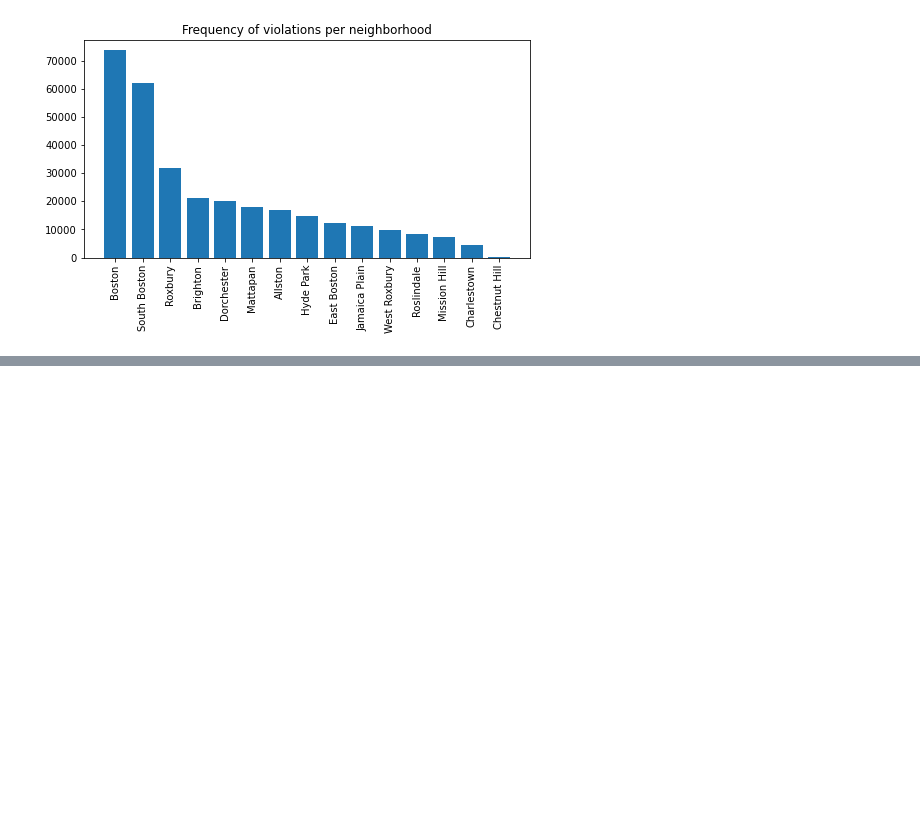
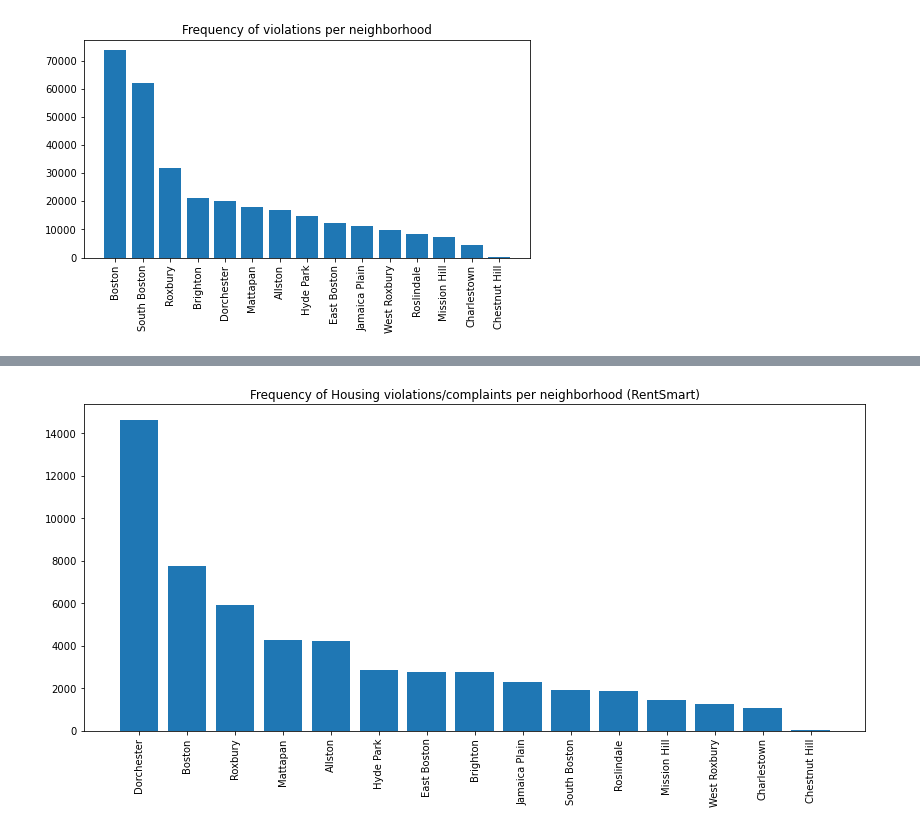
Before and after one commit to BU-Spark/ds-councilor-breadon-bad-landlords2, a Jupyter notebook: spring23-team-4/code/RentSmart_analysis.ipynb, the cells around one changed output, grey strips where cells are left out. Cells and saved outputs as stored; diff of their text form; code cells hidden in the pictures; blank space fills up the shorter version.

Commit message:
add visualizations for dashboard

```diff
--- a/spring23-team-4/code/RentSmart_analysis.ipynb
+++ b/spring23-team-4/code/RentSmart_analysis.ipynb
@@ -76,0 +82,5 @@ m
+# %%
+df_formap = df[df.violation_type.isin(['Housing Complaints', 'Housing Violations'])]
+loc_formap= df_formap[['violation_type','latitude', 'longitude']]
+loc_formap.to_csv('rentsmart_map.csv')
+loc_formap.head()
@@ -76,0 +94,9 @@ m
+# %%
+city = df_formap[df['neighborhood'].notna()]
+plt.figure(figsize =[14, 6])
+plt.title('Frequency of Housing violations/complaints per neighborhood (RentSmart)')
+plt.subplot().bar(list(city['neighborhood'].unique()),city['neighborhood'].value_counts())
+plt.xticks(rotation=90)
+plt.show()
+# %% [output]
+[figure, added]
```
Also changed, not shown: parts of 4 cells of this notebook.
